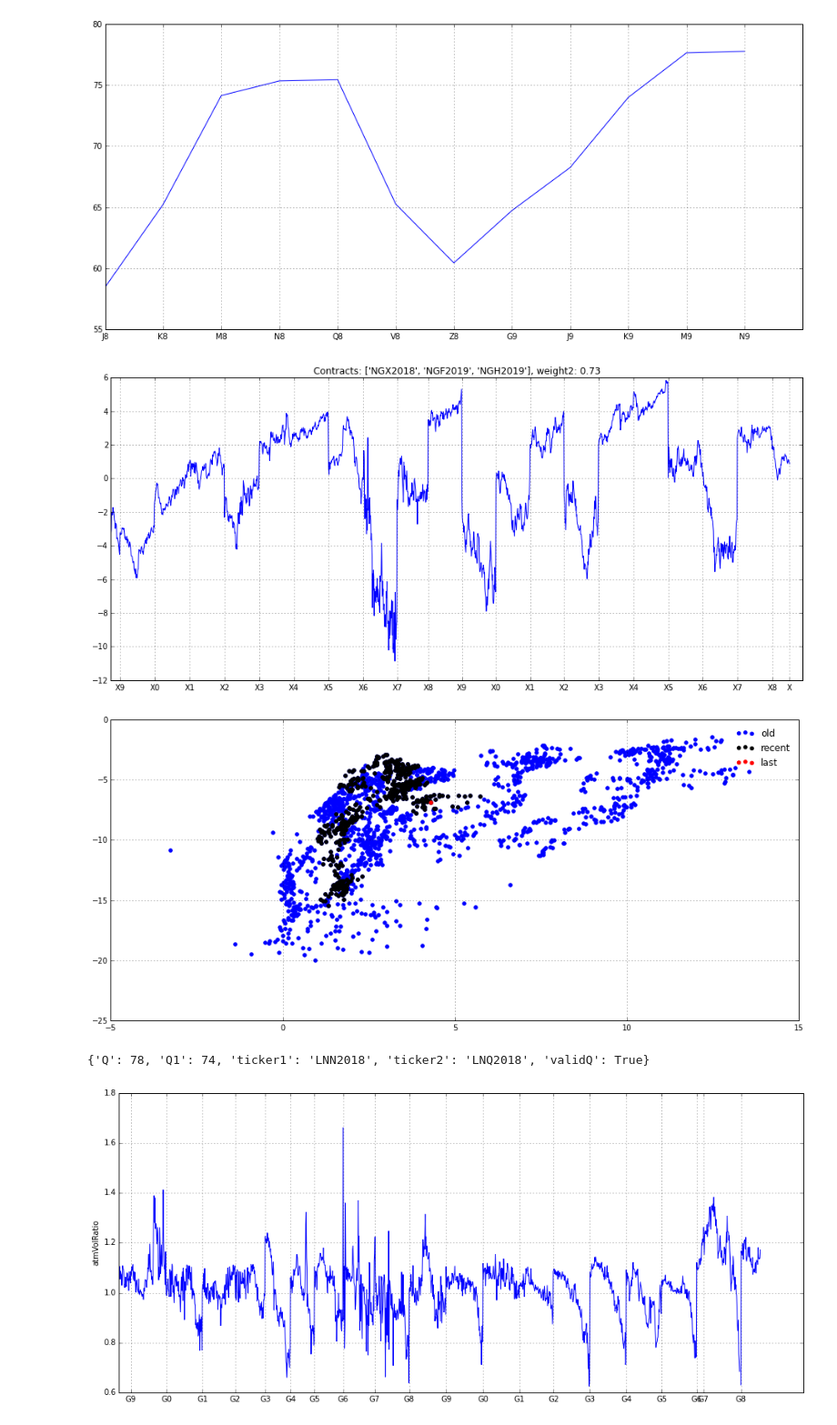
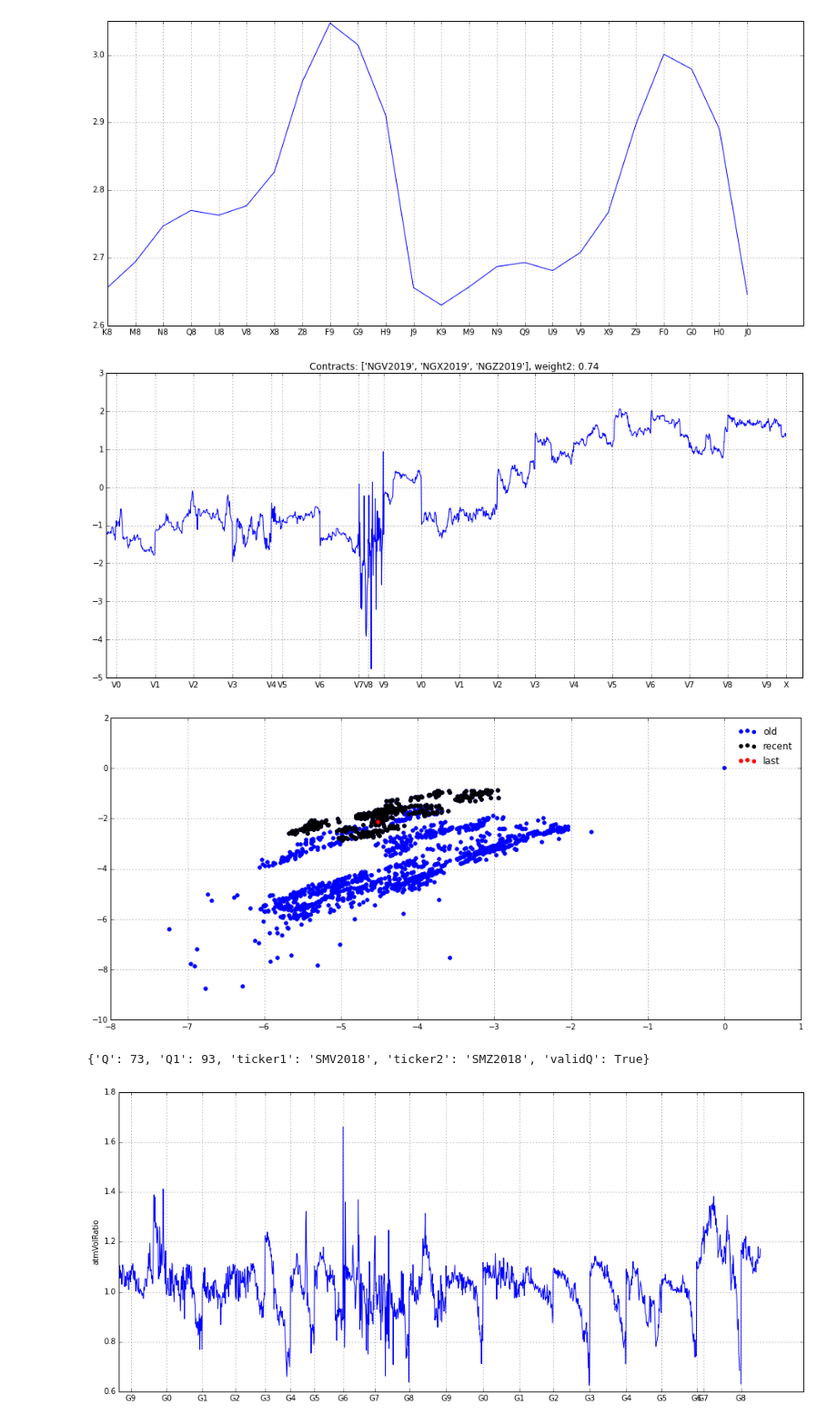
Before and after one commit to d0p34m1n3/repo_barbarossa, a Jupyter notebook: PycharmProjects/ta/analysis.ipynb, the cells around one changed output. Shown at 91% size. Cells and saved outputs as stored; diff of their text form; code cells hidden in the pictures.

```diff
--- a/PycharmProjects/ta/analysis.ipynb
+++ b/PycharmProjects/ta/analysis.ipynb
@@ -1,26 +1,26 @@
 # %%
 
 import contract_utilities.expiration as exp
 report_date = exp.doubledate_shift_bus_days()
 
 %matplotlib inline
 import futures_charts.futures_curve as fc
-fc.get_futures_curve_chart_4date(ticker_head='LN',settle_date=report_date,tr_dte_limit=600)  # 600
+fc.get_futures_curve_chart_4date(ticker_head='NG',settle_date=report_date,tr_dte_limit=600)  # 600
 
 no = 313
 
 #aggregation_method, contracts_back
 bf_signals_output = fc.get_butterfly_panel_plot(report_date=report_date,id=no,contracts_back=100)   # 315 so much to clean!!!
 bf_signals_output = fc.get_butterfly_scatter_plot(report_date=report_date,id=no,contracts_back=100)
 # %% [output]
-[figure, old version]
+[figure, new version]
-[figure, old version]
+[figure, new version]
-[figure, old version]
+[figure, new version]
 # %%
 import opportunity_constructs.intraday_calculations as ic
-ic.get_intraday_vcs(id=291,atm_vol_ratio=1.047)
+ic.get_intraday_vcs(id=401,atm_vol_ratio=1.07)
 # %% [output]
-{'Q': 78, 'Q1': 74, 'ticker1': 'LNN2018', 'ticker2': 'LNQ2018', 'validQ': True}
+{'Q': 73, 'Q1': 93, 'ticker1': 'SMV2018', 'ticker2': 'SMZ2018', 'validQ': True}
 # %%
 import futures_charts.options_curve as ocr
 %matplotlib inline
```
Also changed, not shown: 8 other files.
